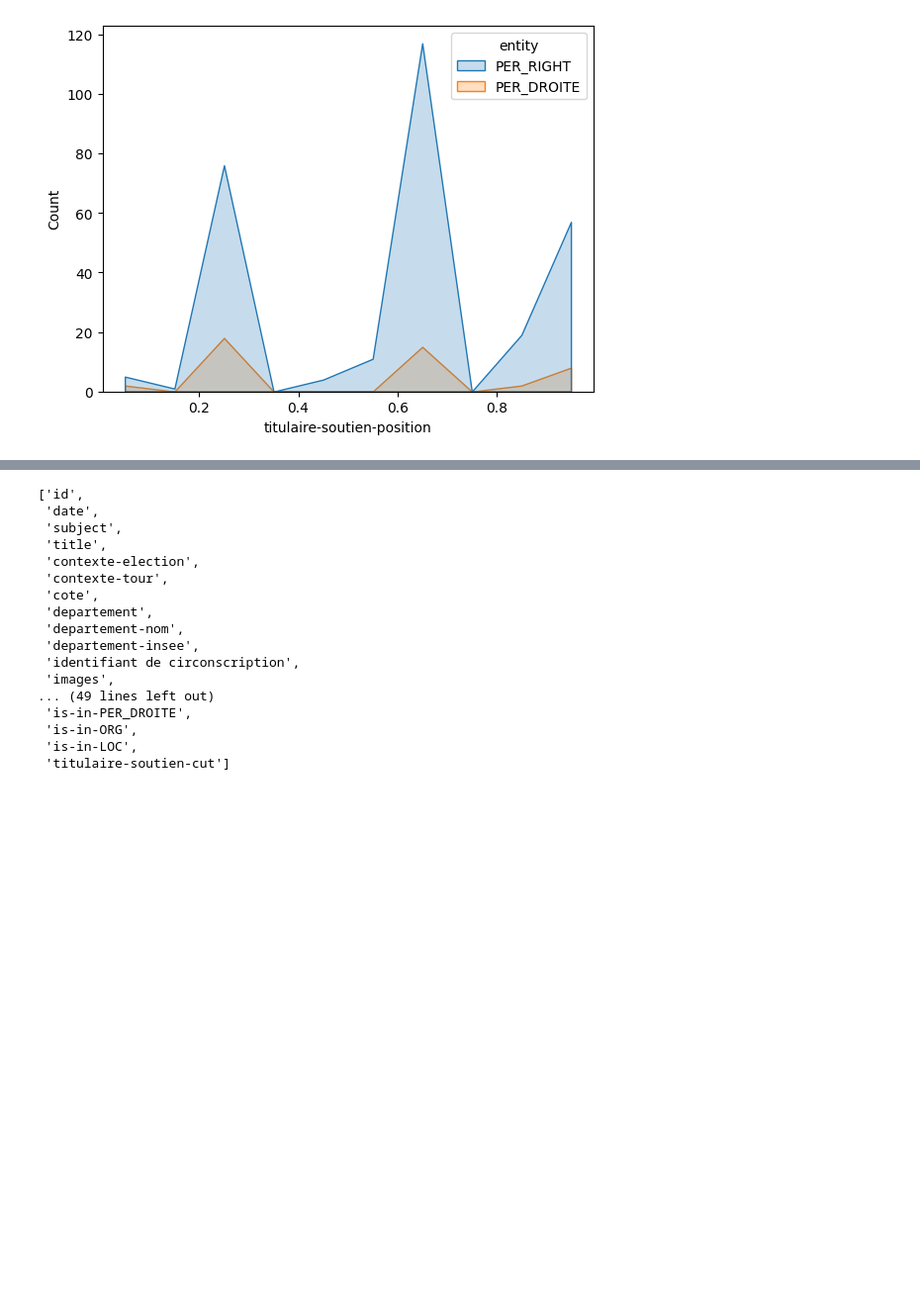
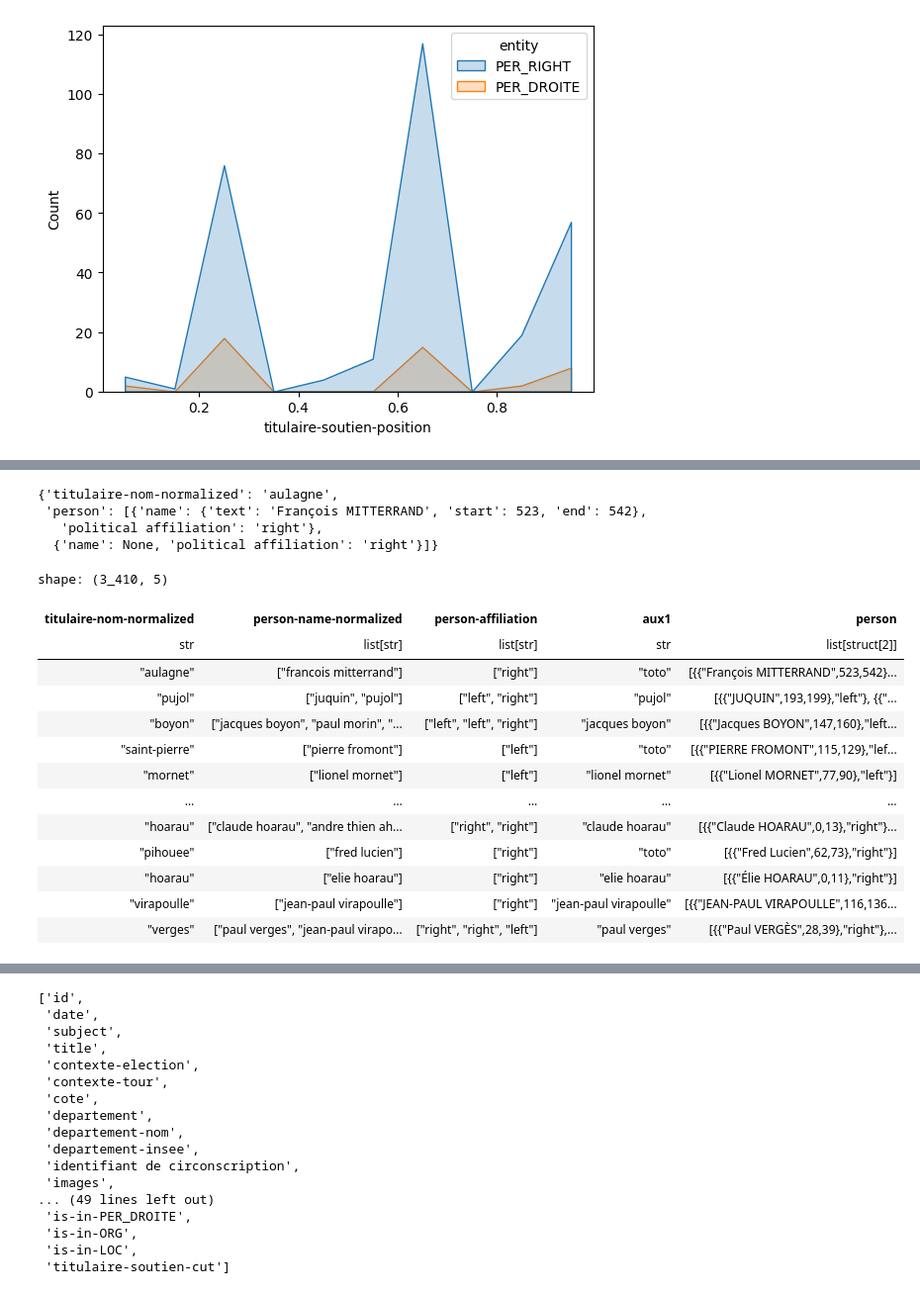
Before and after one commit to slithiaote/2026_NLP_project, a Jupyter notebook: Analysis.ipynb, the cells around one changed output, grey strips where cells are left out. Shown at 99% size. Saved outputs shown, nothing was run; the diff lists cells and outputs as text; code cells hidden in the pictures; blank space fills up the shorter version.

Commit message:
struct

```diff
--- a/Analysis.ipynb
+++ b/Analysis.ipynb
@@ -540,0 +566,48 @@ plt.show()
+# %%
+pl.read_parquet("df_gliner_full.parquet").unnest("res").with_columns(
+    pl.struct(["titulaire-nom-normalized","person"]).alias("toto")
+).get_column("toto")[0]
+# %% [output]
+{'titulaire-nom-normalized': 'aulagne',
+ 'person': [{'name': {'text': 'François MITTERRAND', 'start': 523, 'end': 542},
+   'political affiliation': 'right'},
+  {'name': None, 'political affiliation': 'right'}]}
+# %%
+def aux(s):
+    # unzip lists
+    return {'person-name':[p["name"]["text"] for p in s if p["name"] != None],
+            'person-affiliation':[p["political affiliation"] for p in s if p["name"] != None]}
+
+def aux1(s): # zip and find titulaire-nom-normalized
+    return next((p for p in s["person-name-normalized"] if s["titulaire-nom-normalized"] in p), "toto")
+
+(pl.read_parquet("df_gliner_full.parquet").unnest("res").with_columns(
+    pl.col("person")
+        .map_elements(aux, return_dtype=pl.Struct({'person-name':pl.List(pl.String), 'person-affiliation':pl.List(pl.String)}))
+        .alias("aux")
+).unnest("aux").with_columns(
+    pl.col("person-name").list.eval(pl.element().str.to_lowercase()
+      .str.normalize("NFKD")
+      .str.replace_all(r"\p{CombiningMark}", ""))
+        .alias("person-name-normalized")
+).with_columns(
+    pl.struct(["titulaire-nom-normalized","person-name-normalized","person-affiliation"])
+    .map_elements(aux1, return_dtype=pl.String)
+    .alias("aux1")
+)
+).select("titulaire-nom-normalized","person-name-normalized","person-affiliation","aux1","person")
+# %% [output]
+shape: (3_410, 5)
+| titulaire-nom-normalized | person-name-normalized | person-affiliation | aux1 | person |
+| str | list[str] | list[str] | str | list[struct[2]] |
+| "aulagne" | ["francois mitterrand"] | ["right"] | "toto" | [{{"François MITTERRAND",523,542}... |
+| "pujol" | ["juquin", "pujol"] | ["left", "right"] | "pujol" | [{{"JUQUIN",193,199},"left"}, {{"... |
+| "boyon" | ["jacques boyon", "paul morin", "... | ["left", "left", "right"] | "jacques boyon" | [{{"Jacques BOYON",147,160},"left... |
+| "saint-pierre" | ["pierre fromont"] | ["left"] | "toto" | [{{"PIERRE FROMONT",115,129},"lef... |
+| "mornet" | ["lionel mornet"] | ["left"] | "lionel mornet" | [{{"Lionel MORNET",77,90},"left"}] |
+| … | … | … | … | … |
+| "hoarau" | ["claude hoarau", "andre thien ah... | ["right", "right"] | "claude hoarau" | [{{"Claude HOARAU",0,13},"right"}... |
+| "pihouee" | ["fred lucien"] | ["right"] | "toto" | [{{"Fred Lucien",62,73},"right"}] |
+| "hoarau" | ["elie hoarau"] | ["right"] | "elie hoarau" | [{{"Élie HOARAU",0,11},"right"}] |
+| "virapoulle" | ["jean-paul virapoulle"] | ["right"] | "jean-paul virapoulle" | [{{"JEAN-PAUL VIRAPOULLE",116,136... |
+| "verges" | ["paul verges", "jean-paul virapo... | ["right", "right", "left"] | "paul verges" | [{{"Paul VERGÈS",28,39},"right"},... |
```
Also changed, not shown: parts of 6 cells of this notebook.
